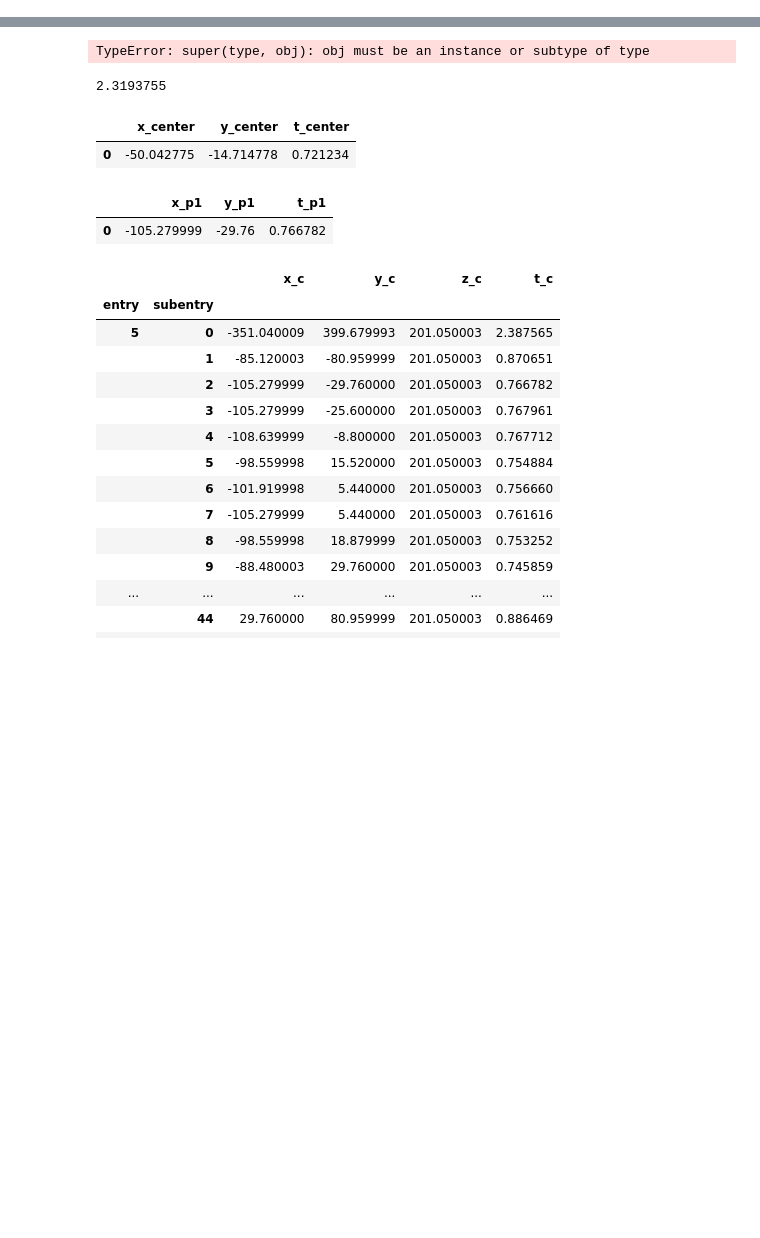
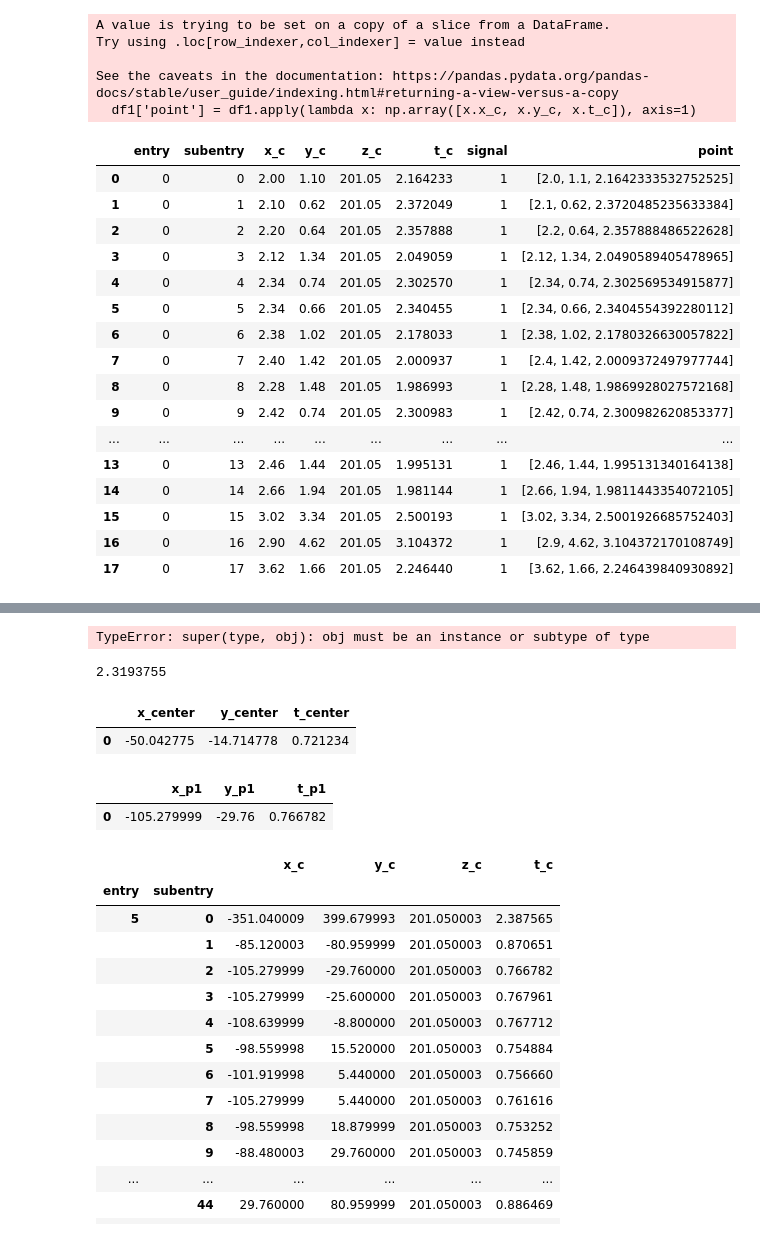
Before and after one commit to dj-kostya/farich-detector, a Jupyter notebook: notebooks/ellipsefitting.ipynb, the cells around one changed output, grey strips where cells are left out. Cells and saved outputs as stored; diff of their text form; code cells hidden in the pictures; blank space fills up the shorter version.

```diff
--- a/notebooks/ellipsefitting.ipynb
+++ b/notebooks/ellipsefitting.ipynb
@@ -21,0 +20,5 @@ ParserError: Error tokenizing data. C error: Calling read(nbytes) on source fail
+# %%
+df1 = df[(df.signal == True) & (df.entry==0) & (df.t_c <= 5)]
+# %%
+df1['x_c'] = df1['x_c'] / 50
+df1['y_c'] = df1['y_c'] / 50
@@ -21,0 +36,28 @@ ParserError: Error tokenizing data. C error: Calling read(nbytes) on source fail
+# %%
+df1['point'] = df1.apply(lambda x: np.array([x.x_c, x.y_c, x.t_c]), axis=1)
+# %% [output]
+A value is trying to be set on a copy of a slice from a DataFrame.
+Try using .loc[row_indexer,col_indexer] = value instead
+
+See the caveats in the documentation: https://pandas.pydata.org/pandas-docs/stable/user_guide/indexing.html#returning-a-view-versus-a-copy
+  df1['point'] = df1.apply(lambda x: np.array([x.x_c, x.y_c, x.t_c]), axis=1)
+# %%
+df1
+# %% [output]
+|  | entry | subentry | x_c | y_c | z_c | t_c | signal | point |
+| 0 | 0 | 0 | 2.00 | 1.10 | 201.05 | 2.164233 | 1 | [2.0, 1.1, 2.1642333532752525] |
+| 1 | 0 | 1 | 2.10 | 0.62 | 201.05 | 2.372049 | 1 | [2.1, 0.62, 2.3720485235633384] |
+| 2 | 0 | 2 | 2.20 | 0.64 | 201.05 | 2.357888 | 1 | [2.2, 0.64, 2.357888486522628] |
+| 3 | 0 | 3 | 2.12 | 1.34 | 201.05 | 2.049059 | 1 | [2.12, 1.34, 2.0490589405478965] |
+| 4 | 0 | 4 | 2.34 | 0.74 | 201.05 | 2.302570 | 1 | [2.34, 0.74, 2.302569534915877] |
+| 5 | 0 | 5 | 2.34 | 0.66 | 201.05 | 2.340455 | 1 | [2.34, 0.66, 2.3404554392280112] |
+| 6 | 0 | 6 | 2.38 | 1.02 | 201.05 | 2.178033 | 1 | [2.38, 1.02, 2.1780326630057822] |
+| 7 | 0 | 7 | 2.40 | 1.42 | 201.05 | 2.000937 | 1 | [2.4, 1.42, 2.0009372497977744] |
+| 8 | 0 | 8 | 2.28 | 1.48 | 201.05 | 1.986993 | 1 | [2.28, 1.48, 1.9869928027572168] |
+| 9 | 0 | 9 | 2.42 | 0.74 | 201.05 | 2.300983 | 1 | [2.42, 0.74, 2.300982620853377] |
+| ... | ... | ... | ... | ... | ... | ... | ... | ... |
+| 13 | 0 | 13 | 2.46 | 1.44 | 201.05 | 1.995131 | 1 | [2.46, 1.44, 1.995131340164138] |
+| 14 | 0 | 14 | 2.66 | 1.94 | 201.05 | 1.981144 | 1 | [2.66, 1.94, 1.9811443354072105] |
+| 15 | 0 | 15 | 3.02 | 3.34 | 201.05 | 2.500193 | 1 | [3.02, 3.34, 2.5001926685752403] |
+| 16 | 0 | 16 | 2.90 | 4.62 | 201.05 | 3.104372 | 1 | [2.9, 4.62, 3.104372170108749] |
+| 17 | 0 | 17 | 3.62 | 1.66 | 201.05 | 2.246440 | 1 | [3.62, 1.66, 2.246439840930892] |
```
Also changed, not shown: parts of 17 cells of this notebook, 23 other files.
